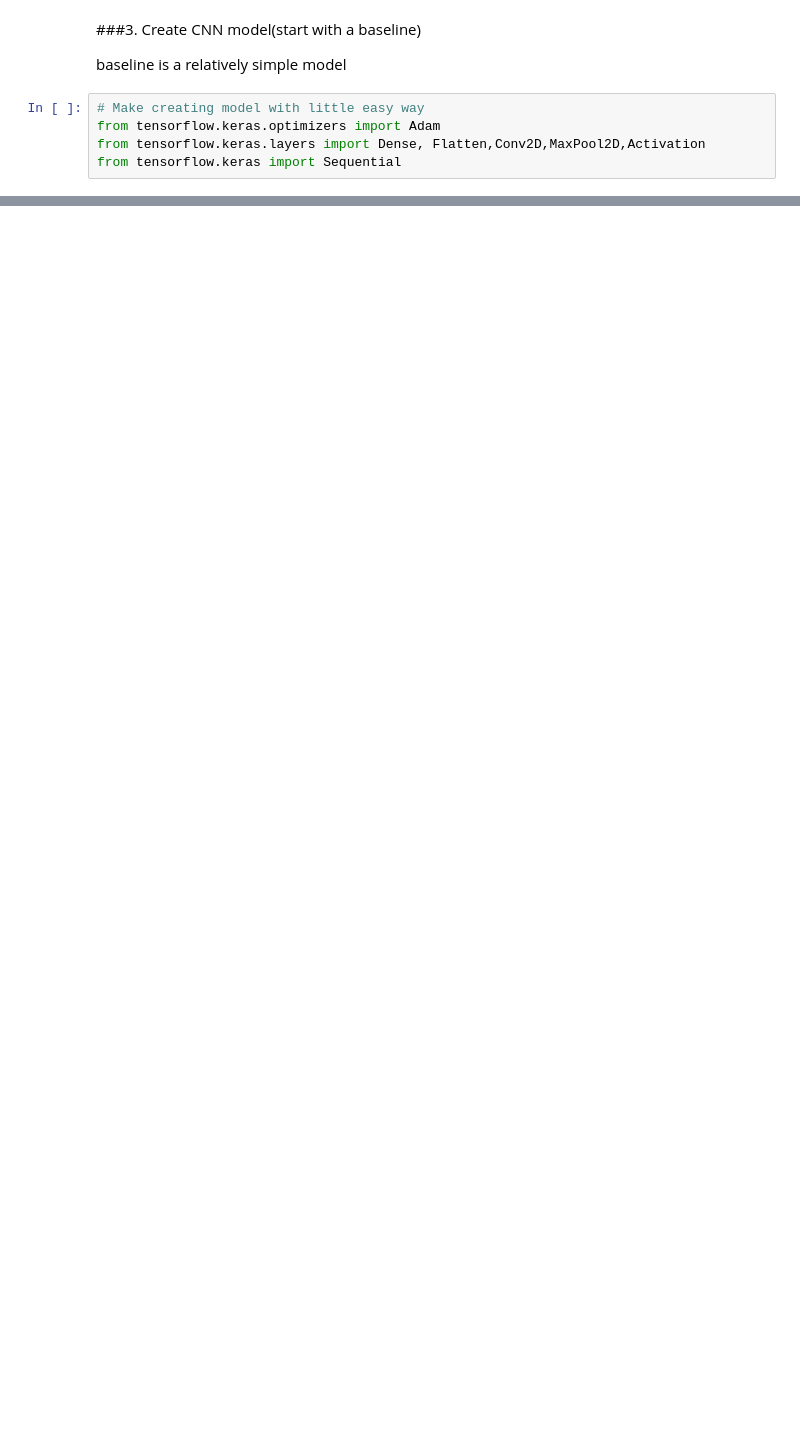
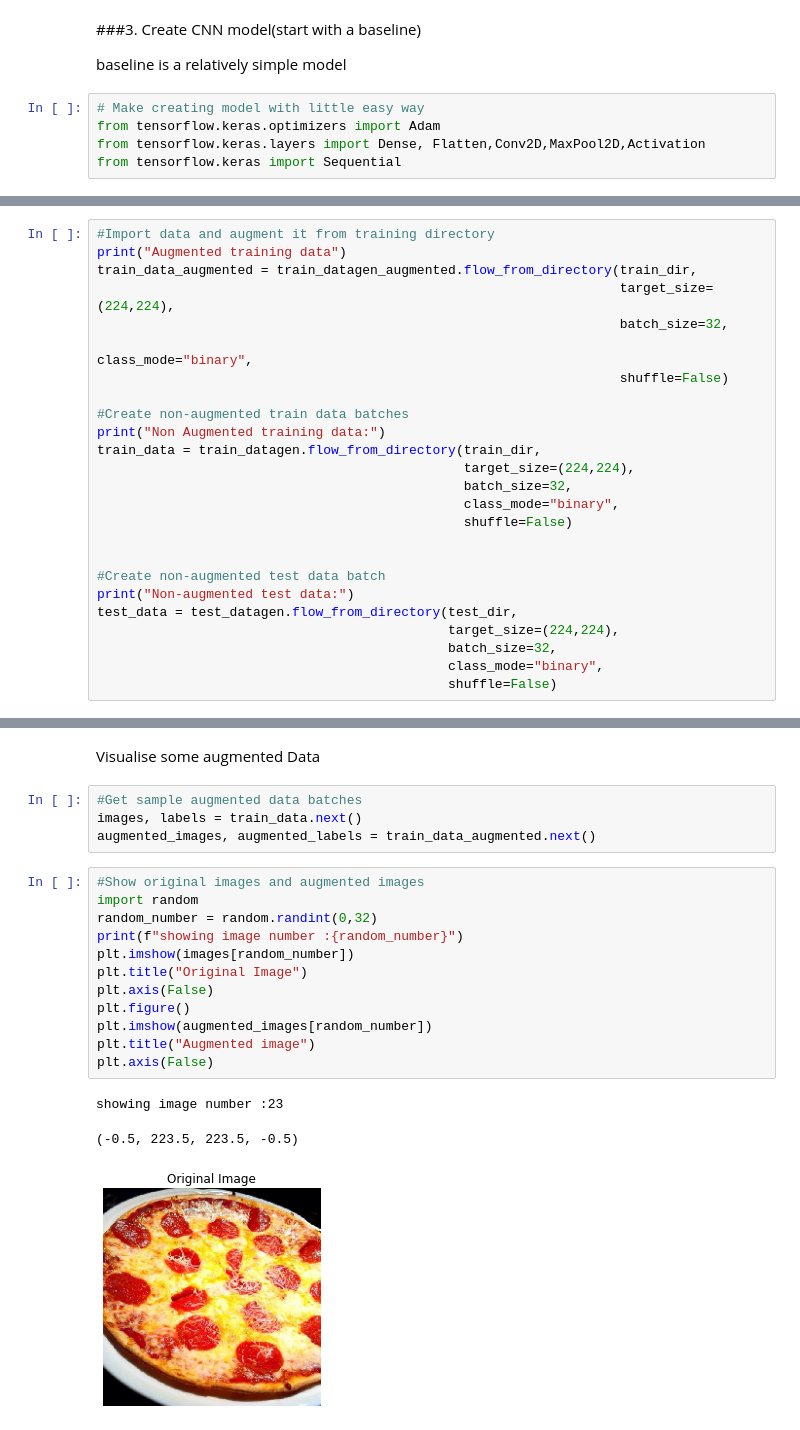
Before and after one commit to krishnamenon215/Tensorflow, a Jupyter notebook: 03_introduction_to_computer_vision_with_tensorflow.ipynb, the cells around one changed output, grey strips where cells are left out. Drawn from its saved outputs; the diff is of its cells as text; blank space fills up the shorter version.

```diff
--- a/03_introduction_to_computer_vision_with_tensorflow.ipynb
+++ b/03_introduction_to_computer_vision_with_tensorflow.ipynb
@@ -567,0 +731,25 @@ history_4 = model_4.fit(train_data,
+# %%
+#Import data and augment it from training directory
+print("Augmented training data")
+train_data_augmented = train_datagen_augmented.flow_from_directory(train_dir,
+                                                                   target_size=(224,224),
+                                                                   batch_size=32,
+                                                                   class_mode="binary",
+                                                                   shuffle=False)
+
+#Create non-augmented train data batches
+print("Non Augmented training data:")
+train_data = train_datagen.flow_from_directory(train_dir,
+                                               target_size=(224,224),
+                                               batch_size=32,
+                                               class_mode="binary",
+                                               shuffle=False)
+
+
+#Create non-augmented test data batch
+print("Non-augmented test data:")
+test_data = test_datagen.flow_from_directory(test_dir,
+                                             target_size=(224,224),
+                                             batch_size=32,
+                                             class_mode="binary",
+                                             shuffle=False)
@@ -567,0 +765,22 @@ history_4 = model_4.fit(train_data,
+# %% [markdown]
+Visualise some augmented Data
+# %%
+#Get sample augmented data batches
+images, labels = train_data.next()
+augmented_images, augmented_labels = train_data_augmented.next()
+# %%
+#Show original images and augmented images
+import random
+random_number = random.randint(0,32)
+print(f"showing image number :{random_number}")
+plt.imshow(images[random_number])
+plt.title("Original Image")
+plt.axis(False)
+plt.figure()
+plt.imshow(augmented_images[random_number])
+plt.title("Augmented image")
+plt.axis(False)
+# %% [output]
+showing image number :23
+(-0.5, 223.5, 223.5, -0.5)
+[figure, added]
```
Also changed, not shown: parts of 101 cells of this notebook.
